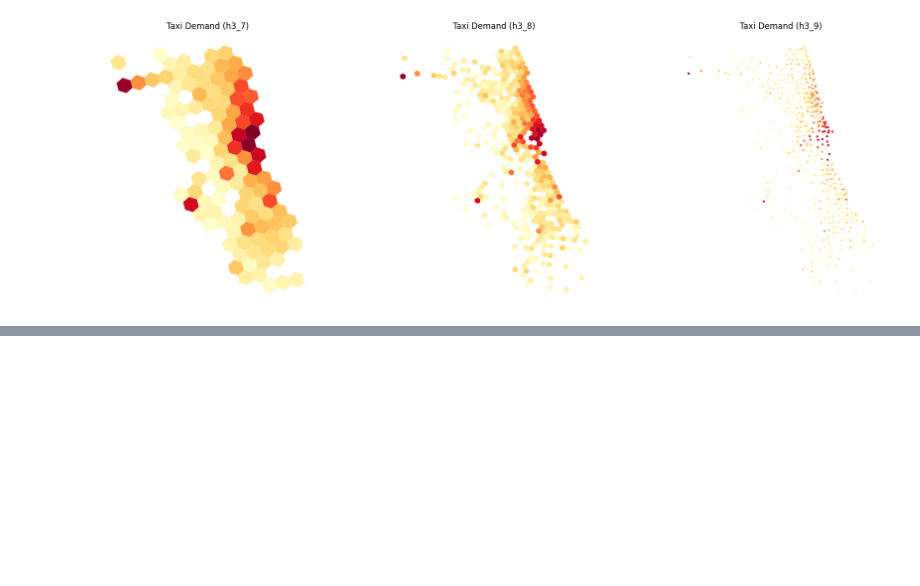
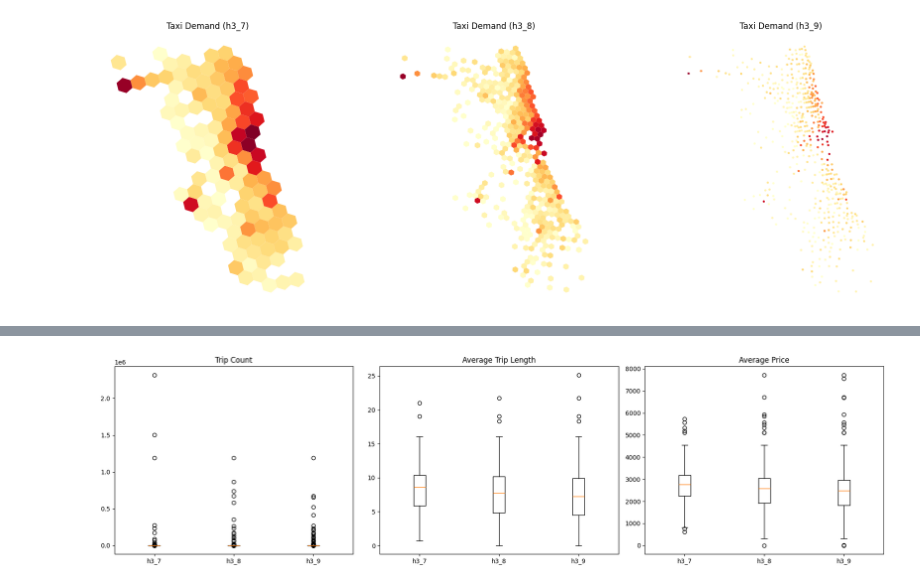
Before and after one commit to larissatheilmann/AAA_Project_Group7, a Jupyter notebook: notebooks/2.1 DescriptiveAnalysisSpatial.ipynb, the cells around one changed output, grey strips where cells are left out. Drawn from its saved outputs; the diff is of its cells as text; code cells hidden in the pictures; blank space fills up the shorter version.

Commit message:
descriptive analysis further spatial analysis, maps and hotspot detection

```diff
--- a/notebooks/2.1 DescriptiveAnalysisSpatial.ipynb
+++ b/notebooks/2.1 DescriptiveAnalysisSpatial.ipynb
@@ -115,17 +304,17 @@ levels = ["h3_7", "h3_8", "h3_9"]
 
 for level in levels:
 
-    h3_col = spatial_units[level]
+    h3_col = pickup_spatial_units[level]
 
-    spatial_stats[level]["geometry"] = [
+    pickup_stats[level]["geometry"] = [
         Polygon(
             [(lng, lat) for lat, lng in h3.cell_to_boundary(h)]
         )
-        for h in spatial_stats[level][h3_col]
+        for h in pickup_stats[level][h3_col]
     ]
 
     gdfs[level] = gpd.GeoDataFrame(
-        spatial_stats[level],
+        pickup_stats[level],
         geometry="geometry",
         crs="EPSG:4326"
     )
@@ -203,0 +422,12 @@ for level in levels:
+# %%
+summary = pd.DataFrame()
+
+for level, df in pickup_stats.items():
+
+    summary.loc[level, "Number of regions"] = len(df)
+    summary.loc[level, "Mean demand"] = df["trip_count"].mean()
+    summary.loc[level, "Median demand"] = df["trip_count"].median()
+    summary.loc[level, "Std demand"] = df["trip_count"].std()
+    summary.loc[level, "Mean trip length"] = df["avg_trip_length"].mean()
+    summary.loc[level, "Mean price"] = df["avg_price"].mean()
+summary
@@ -203,0 +441,42 @@ for level in levels:
+# %%
+fig, axes = plt.subplots(1, 3, figsize=(18,5))
+
+for level in levels:
+
+    axes[0].boxplot(
+        pickup_stats[level]["trip_count"],
+        positions=[levels.index(level)]
+    )
+
+axes[0].set_xticks(range(len(levels)))
+axes[0].set_xticklabels(levels)
+axes[0].set_title("Trip Count")
+
+
+for level in levels:
+
+    axes[1].boxplot(
+        pickup_stats[level]["avg_trip_length"],
+        positions=[levels.index(level)]
+    )
+
+axes[1].set_xticks(range(len(levels)))
+axes[1].set_xticklabels(levels)
+axes[1].set_title("Average Trip Length")
+
+
+for level in levels:
+
+    axes[2].boxplot(
+        pickup_stats[level]["avg_price"],
+        positions=[levels.index(level)]
+    )
+
+axes[2].set_xticks(range(len(levels)))
+axes[2].set_xticklabels(levels)
+axes[2].set_title("Average Price")
+
+plt.tight_layout()
+plt.show()
+# %% [output]
+[figure, added]
```
Also changed, not shown: parts of 36 cells of this notebook, 30 other files.
